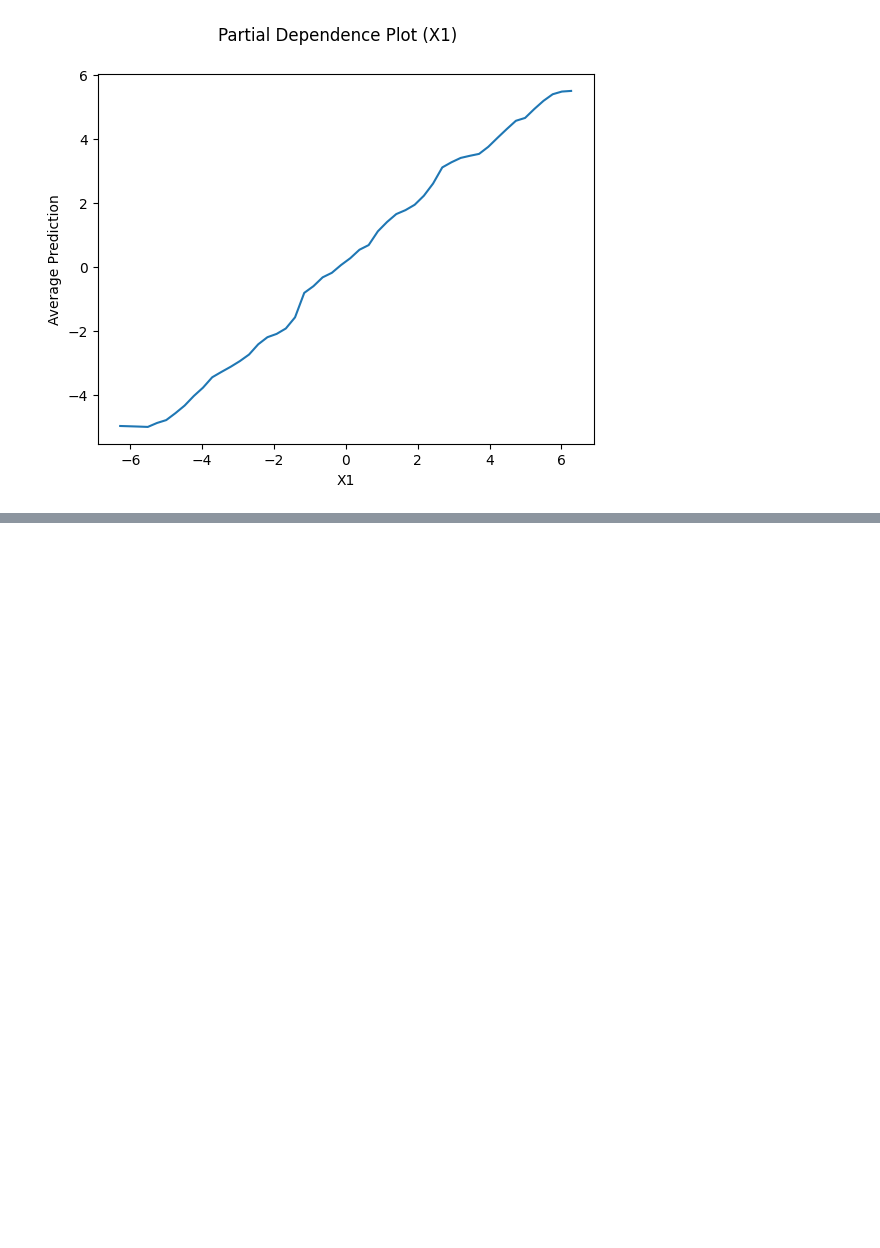
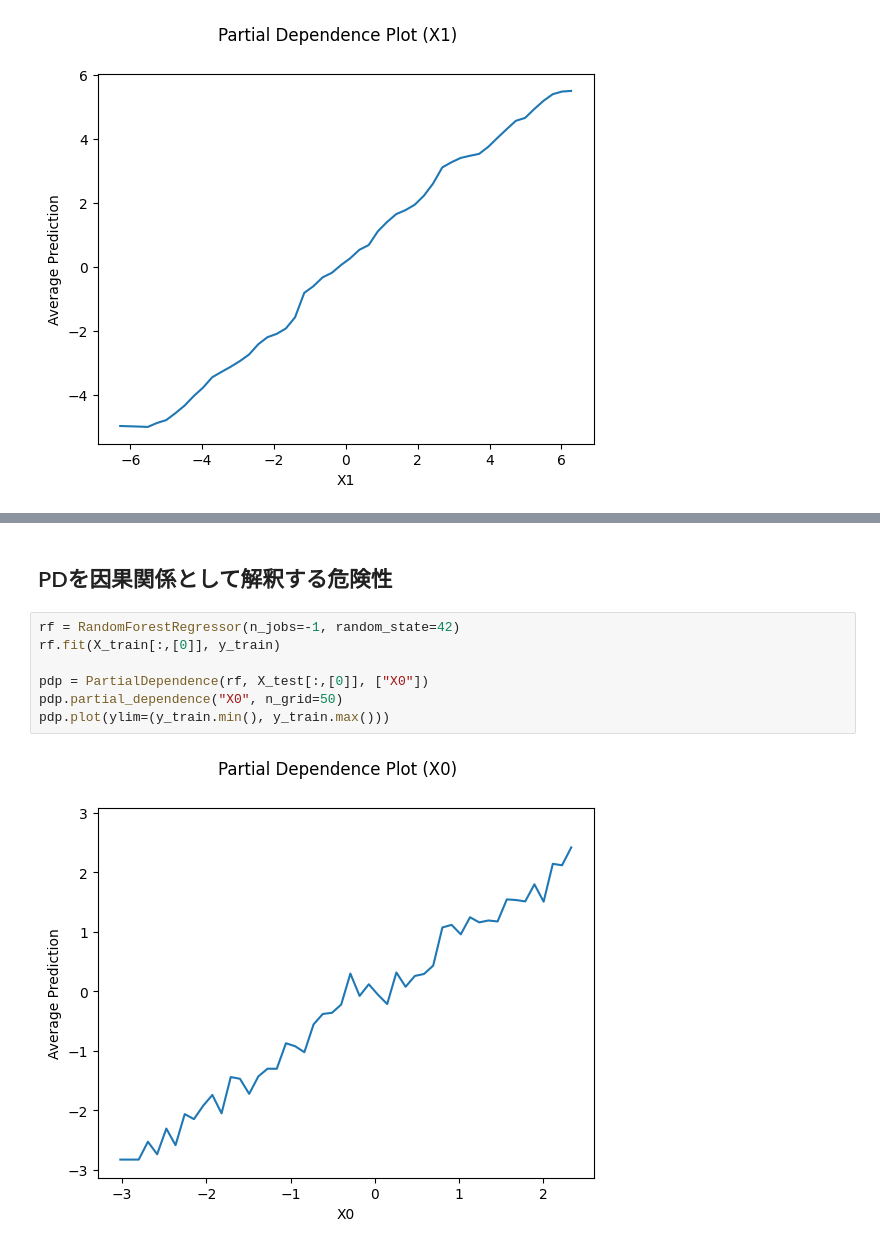
Before and after one commit to tatsuki1107/ml_training, a Jupyter notebook: ml_interpret_book/ch4/index.ipynb, the cells around one changed output, grey strips where cells are left out. Saved outputs shown, nothing was run; the diff lists cells and outputs as text; blank space fills up the shorter version.

```diff
--- a/ml_interpret_book/ch4/index.ipynb
+++ b/ml_interpret_book/ch4/index.ipynb
@@ -91,0 +116,11 @@ pdp.plot()
+# %% [markdown]
+## PDを因果関係として解釈する危険性
+# %%
+rf = RandomForestRegressor(n_jobs=-1, random_state=42)
+rf.fit(X_train[:,[0]], y_train)
+
+pdp = PartialDependence(rf, X_test[:,[0]], ["X0"])
+pdp.partial_dependence("X0", n_grid=50)
+pdp.plot(ylim=(y_train.min(), y_train.max()))
+# %% [output]
+[figure, added]
```
Also changed, not shown: parts of 7 cells of this notebook, 7 other files.
